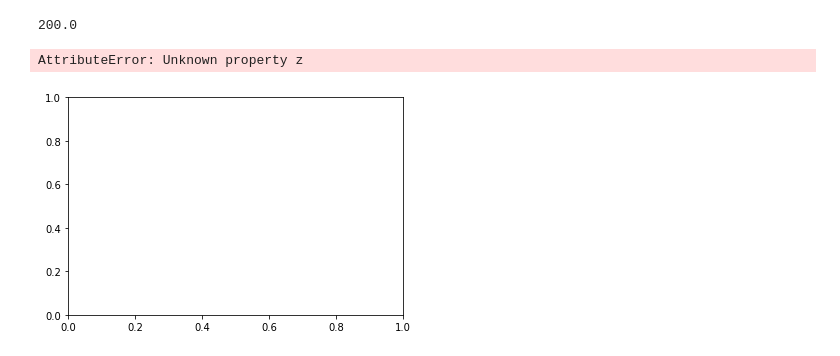
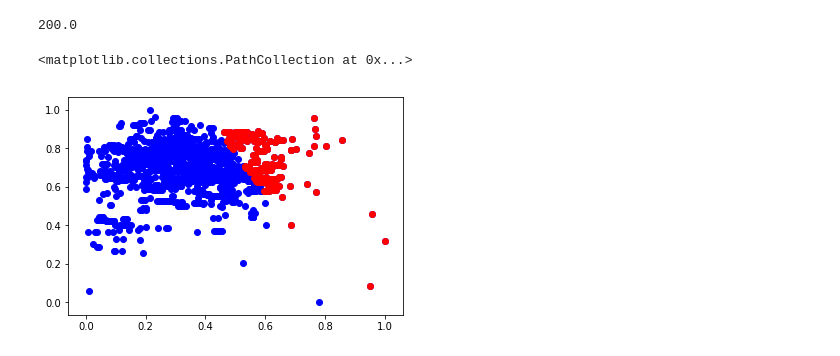
Before and after one commit to bparment1/spatial_optimization_and_suitability, a Jupyter notebook: optimization_baltimore_example.ipynb, the cells around one changed output. Saved outputs shown, nothing was run; the diff lists cells and outputs as text; code cells hidden in the pictures.

```diff
--- a/optimization_baltimore_example.ipynb
+++ b/optimization_baltimore_example.ipynb
@@ -393,8 +214,17 @@ data_df.head()
 sum(bool_val) #Ok sum is matching the demand
 # %% [output]
 200.0
-# %%
-data_df.plot.scatter(x='DISTANCE',y='TEMPERATURE',z='f_combined')
-# %% [output]
-AttributeError: Unknown property z
-[figure, removed]
+# %%
+#Generate 3D plot here
+
+data_df_selected = data_df.loc[(data_df['selection']==1.0)]
+
+#ax = data_df.plot.scatter(x='DISTANCE_n',y='TEMPERATURE_n')
+ax = plt.subplot(1, 1, 1)
+ax.scatter(data_df['DISTANCE_n'], data_df['TEMPERATURE_n'],color='blue')
+
+ax.scatter(data_df_selected['DISTANCE_n'], data_df_selected['TEMPERATURE_n'],color='red')
+#ax.plot(1.5, 1.5, "or")
+# %% [output]
+<matplotlib.collections.PathCollection at 0x...>
+[figure, added]
```
Also changed, not shown: parts of 20 cells of this notebook.
